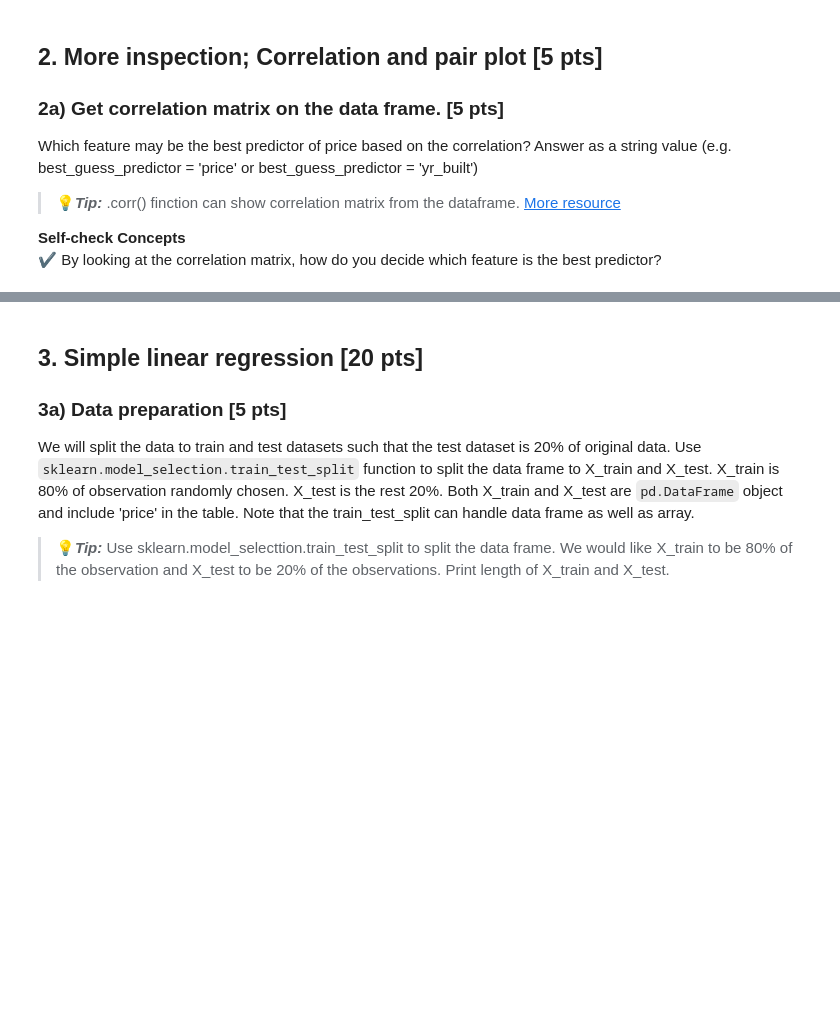
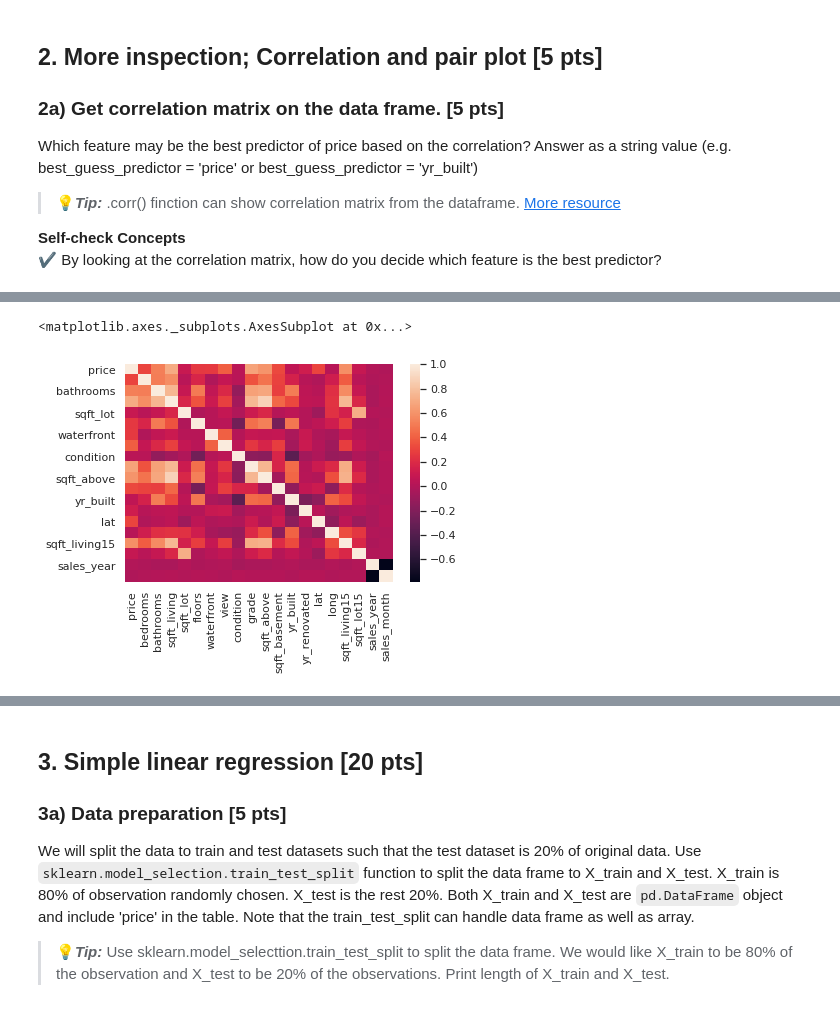
Before and after one commit to yuting-chu/Introduction_to_Machine_Learning_Supervised_Learning, a Jupyter notebook: Module1v3.ipynb, the cells around one changed output, grey strips where cells are left out. Saved outputs shown, nothing was run; the diff lists cells and outputs as text; code cells hidden in the pictures; blank space fills up the shorter version.

```diff
--- a/Module1v3.ipynb
+++ b/Module1v3.ipynb
@@ -166,6 +245,8 @@ Drop the features `id`, `date`, and `zipcode` and replace the df.
 # %%
 # drop unnecessary features, replace df
 # your code here
+
+df = df.drop(['id', 'date', 'zipcode'], axis=1)
 # %%
 # tests that you droppd the features id, date, and zipcode from df
 # %% [markdown]
@@ -196,6 +295,10 @@ df.corr()
 # %%
 # practice visualizing correlation matrix using a heatmap
 # your code here
+sns.heatmap(df.corr())
+# %% [output]
+<matplotlib.axes._subplots.AxesSubplot at 0x...>
+[figure, added]
 # %% [markdown]
 ### 2c) Pair plot [Not graded]
 Pair plot is a fast way to inspect relationships between features. Use seaborn's .pairplot() function to draw a pairplot if the first 10 columns (including price) and inspect their relationships. Set the diagonal elements to be KDE plot. The resulting plot will look like below.
```
Also changed, not shown: parts of 15 cells of this notebook, 1 other file.
